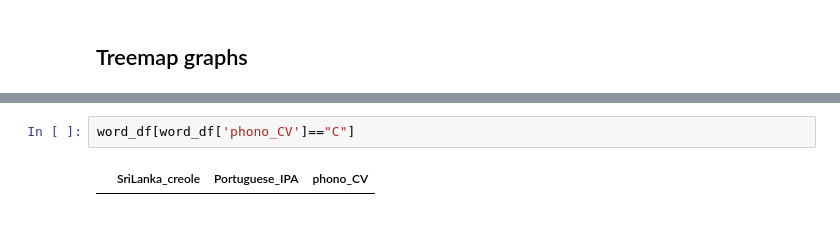
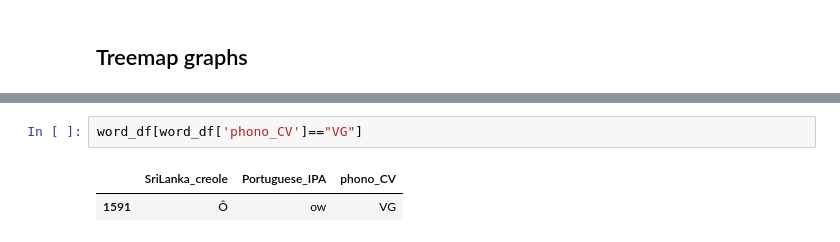
Before and after one commit to Portophon/Exploring-PtLanka, a Jupyter notebook: Consonant and CV stats - Portuguese.ipynb, the cells around one changed output, grey strips where cells are left out. Drawn from its saved outputs; the diff is of its cells as text.

```diff
--- a/Consonant and CV stats - Portuguese.ipynb
+++ b/Consonant and CV stats - Portuguese.ipynb
@@ -296,4 +294,5 @@ plt.show()
 # %%
-word_df[word_df['phono_CV']=="C"]
+word_df[word_df['phono_CV']=="VG"]
 # %% [output]
 |  | SriLanka_creole | Portuguese_IPA | phono_CV |
+| 1591 | Ô | ow | VG |
```
Also changed, not shown: parts of 12 cells of this notebook, 2 other files.
